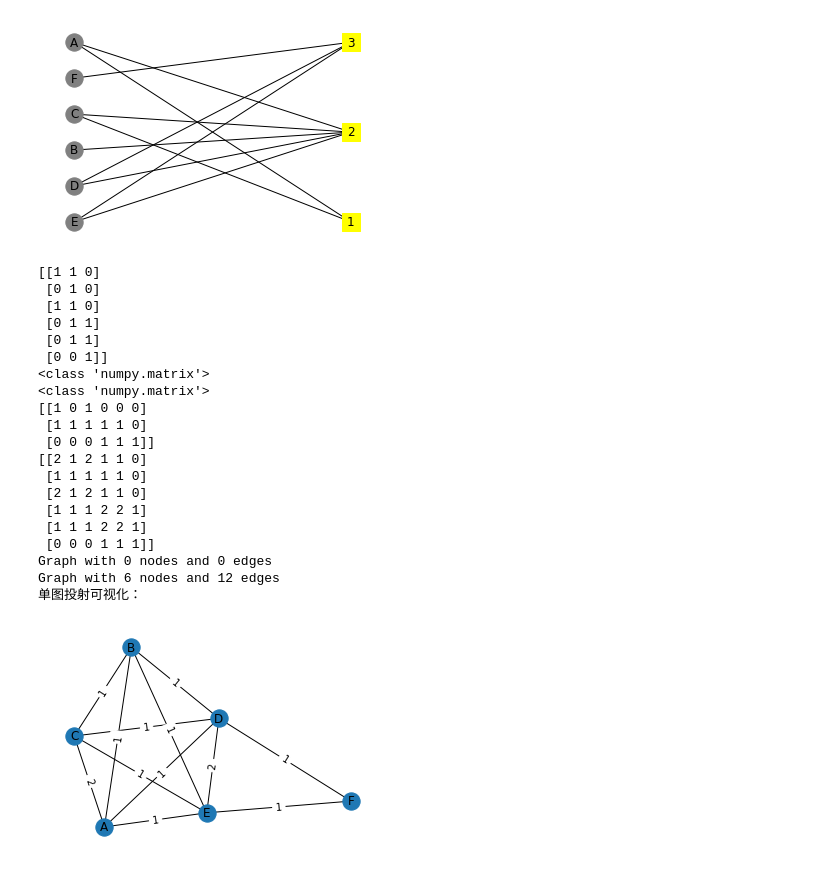
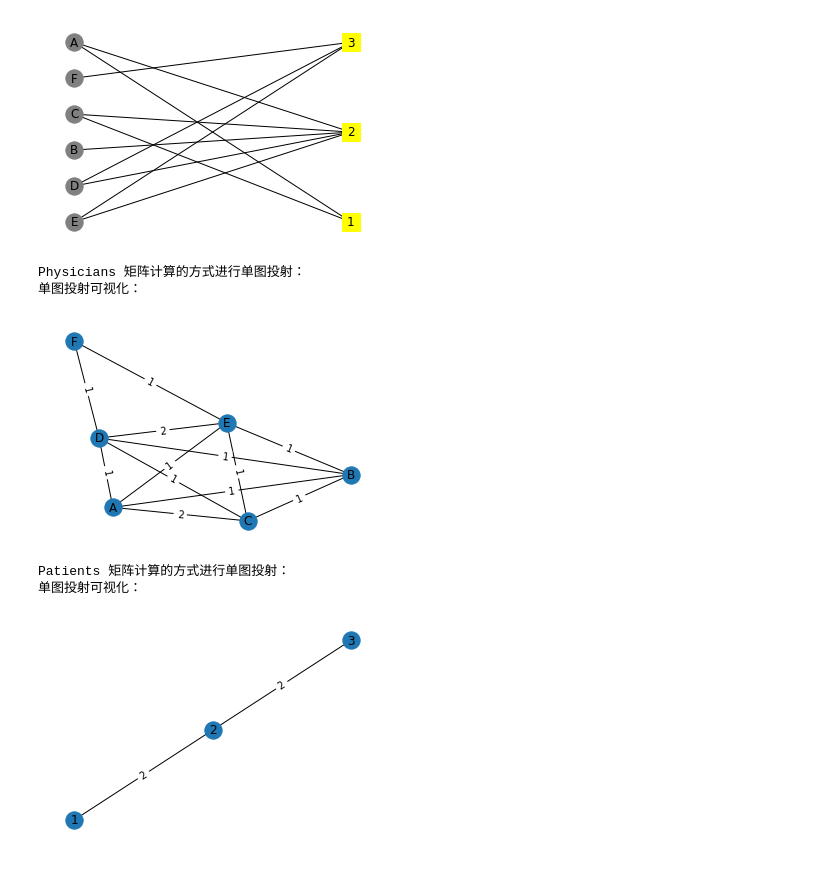
Before and after one commit to painterV/some_coding, a Jupyter notebook: bipartitie_graph.ipynb, the cells around one changed output. Cells and saved outputs as stored; diff of their text form; code cells hidden in the pictures.

```diff
--- a/bipartitie_graph.ipynb
+++ b/bipartitie_graph.ipynb
@@ -83,61 +83,49 @@ def plotGraph(G):
 import numpy as np
 from scipy import sparse
 
 def GetProjectionByMatrix(B, nodes):
     A = bipartite.biadjacency_matrix(B, nodes).todense()
-    print(A)
-    print(type(A))
+    # print(A)
+    # print(type(A))
     AT = A.transpose()
-    print(type(AT))
-    print(AT)
+    # print(type(AT))
+    # print(AT)
 
     # print(A.toarray())
 
     A_AT = np.dot(A, AT)
-    print(A_AT)
+    # print(A_AT)
 
     sA = sparse.csr_matrix(A_AT).todense()
 
     # tG = nx.from_scipy_sparse_matrix(sA)
     tG = nx.Graph()
-    print(tG)
+    # print(tG)
 
     [rows, cols] = sA.shape
     edges = []
     for i in range(rows):
         for j in range(cols):
             if i > j and sA[i, j] > 0:
                 edges.append((nodes[i], nodes[j], {"weight": sA[i, j]}))
     tG.add_nodes_from(nodes)
     tG.add_edges_from(edges)
     tG.remove_edges_from(nx.selfloop_edges(tG))
-    print(tG)
+    # print(tG)
     plotGraph(tG)
 
+print("Physicians 矩阵计算的方式进行单图投射：")
+GetProjectionByMatrix(B, Physicians)
 
-GetProjectionByMatrix(B, Physicians)
+print("Patients 矩阵计算的方式进行单图投射：")
+GetProjectionByMatrix(B, Patients)
 # %% [output]
-[[1 1 0]
- [0 1 0]
- [1 1 0]
- [0 1 1]
- [0 1 1]
- [0 0 1]]
-<class 'numpy.matrix'>
-<class 'numpy.matrix'>
-[[1 0 1 0 0 0]
- [1 1 1 1 1 0]
- [0 0 0 1 1 1]]
-[[2 1 2 1 1 0]
- [1 1 1 1 1 0]
- [2 1 2 1 1 0]
- [1 1 1 2 2 1]
- [1 1 1 2 2 1]
- [0 0 0 1 1 1]]
-Graph with 0 nodes and 0 edges
-Graph with 6 nodes and 12 edges
+Physicians 矩阵计算的方式进行单图投射：
 单图投射可视化：
-[figure, old version]
+[figure, new version]
+Patients 矩阵计算的方式进行单图投射：
+单图投射可视化：
+[figure, added]
 # %%
 
 
```
Also changed, not shown: parts of 1 cell of this notebook.
